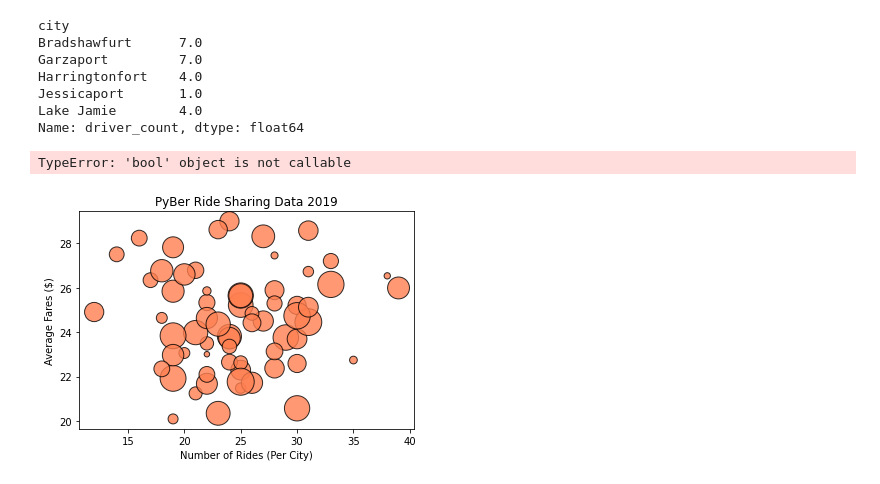
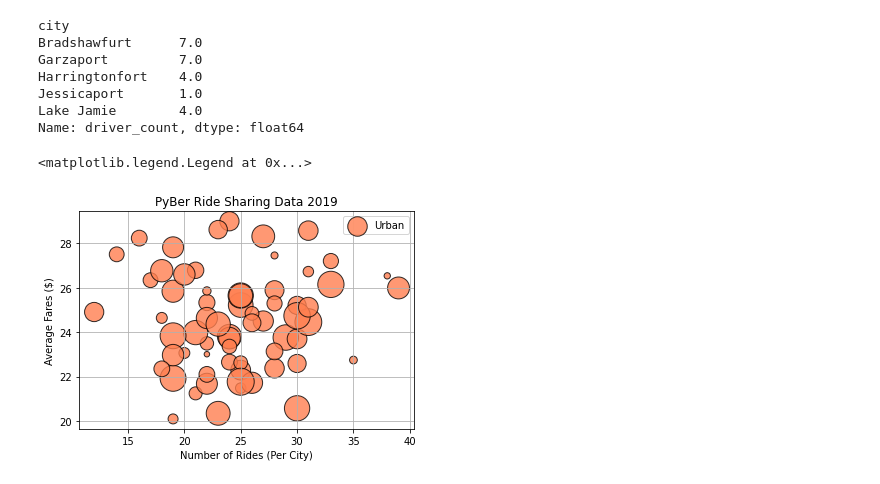
Before and after one commit to Bscheinin/PyBer_Analysis, a Jupyter notebook: PyBer.ipynb, the cells around one changed output. Cells and saved outputs as stored; diff of their text form; code cells hidden in the pictures.

Commit message:
Cities bubble chart

```diff
--- a/PyBer.ipynb
+++ b/PyBer.ipynb
@@ -179,18 +179,18 @@ Name: driver_count, dtype: float64
 # %%
 # Build the scatter plots for urban cities.
 plt.scatter(urban_ride_count,
             urban_avg_fare,
             s = 10*urban_drivers,
             c="coral", edgecolor="black", linewidth=1, alpha=0.8,
             label="Urban")
 plt.title("PyBer Ride Sharing Data 2019"),
 plt.ylabel("Average Fares ($)"),
 plt.xlabel("Number of Rides (Per City)"),
-plt.grid()
+plt.grid(True)
 plt.legend()
 # %% [output]
-TypeError: 'bool' object is not callable
+<matplotlib.legend.Legend at 0x...>
-[figure, old version]
+[figure, new version]
 # %%
 # Build the scatter plots for suburban cities.
 plt.scatter(suburban_ride_count,
```
Also changed, not shown: parts of 3 cells of this notebook, 1 other file.
